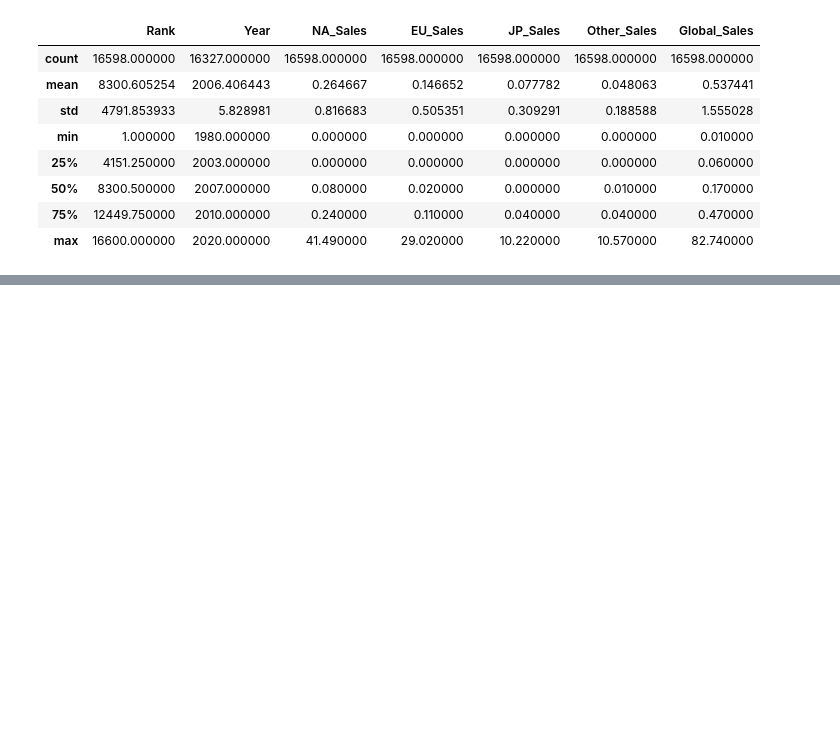
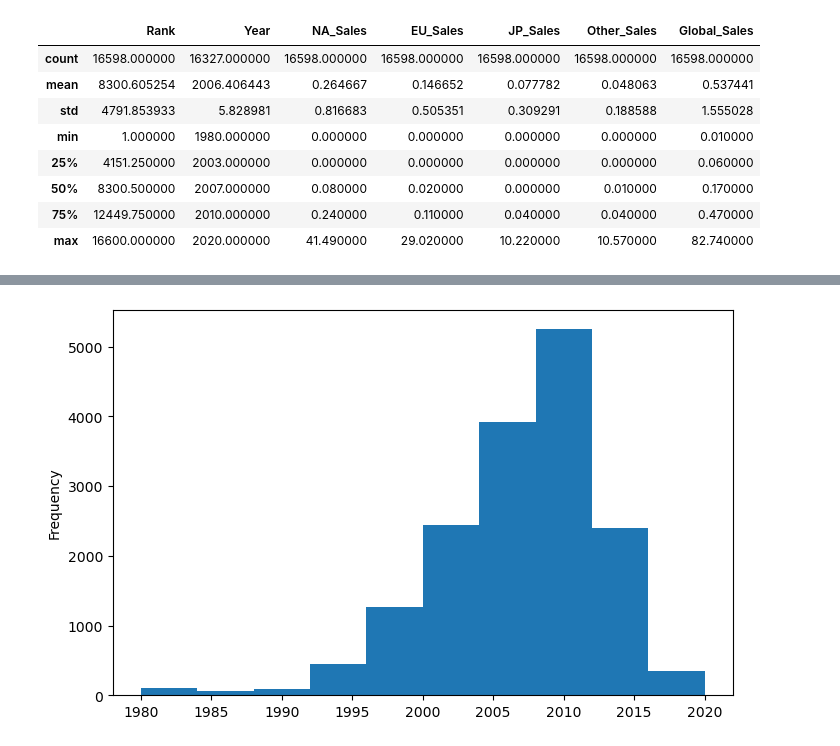
Before and after one commit to Mudacrixxz/ML_4_Beginners_ArewaDS-MMI, a Jupyter notebook: WEEK_003/visualizing_distributions.ipynb, the cells around one changed output, grey strips where cells are left out. Cells and saved outputs as stored; diff of their text form; code cells hidden in the pictures; blank space fills up the shorter version.

```diff
--- a/WEEK_003/visualizing_distributions.ipynb
+++ b/WEEK_003/visualizing_distributions.ipynb
@@ -72,0 +107,5 @@ plt.show()
+# %%
+VGS['Year'].plot(kind = 'hist', bins = 10, figsize = (8,5))
+plt.show()
+# %% [output]
+[figure, added]
```
Also changed, not shown: parts of 5 cells of this notebook.
